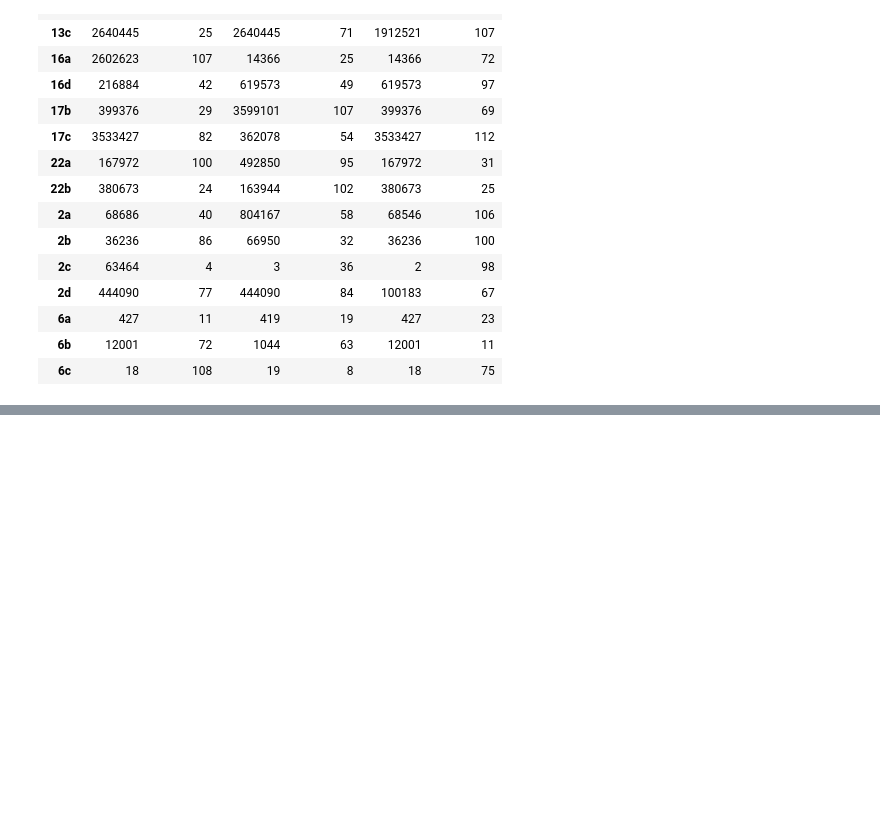
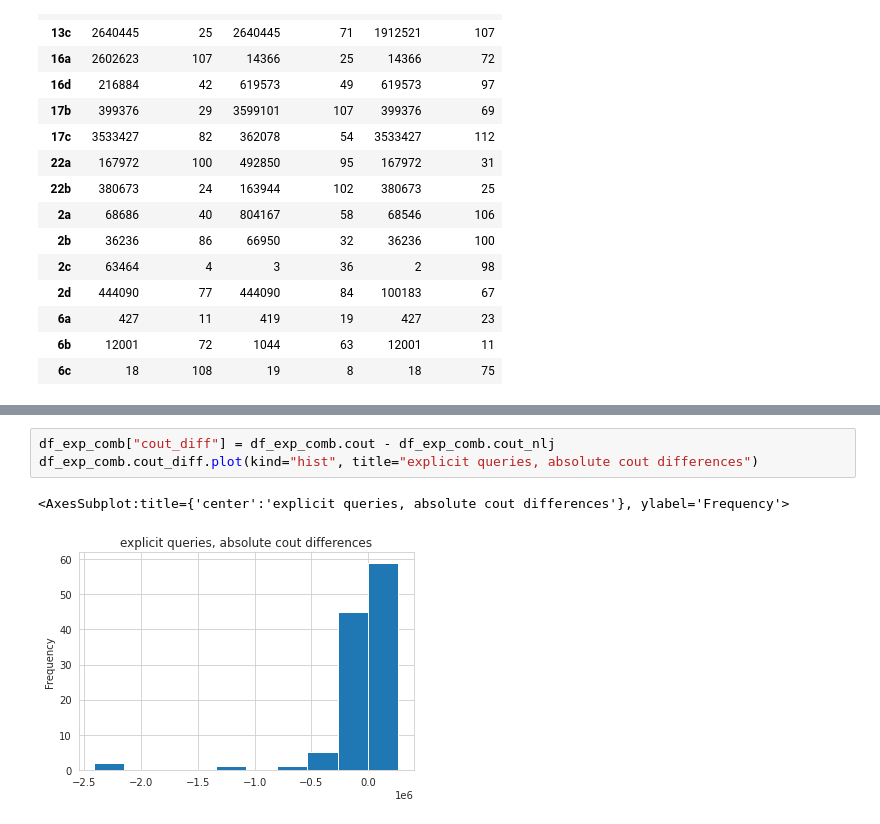
Before and after one commit to rbergm/aft, a Jupyter notebook: C_out evaluation.ipynb, the cells around one changed output, grey strips where cells are left out. Cells and saved outputs as stored; diff of their text form; blank space fills up the shorter version.

```diff
--- a/C_out evaluation.ipynb
+++ b/C_out evaluation.ipynb
@@ -120,0 +100,6 @@ df_comb[df_comb.diff_any][cout_cols]
+# %%
+df_exp_comb["cout_diff"] = df_exp_comb.cout - df_exp_comb.cout_nlj
+df_exp_comb.cout_diff.plot(kind="hist", title="explicit queries, absolute cout differences")
+# %% [output]
+<AxesSubplot:title={'center':'explicit queries, absolute cout differences'}, ylabel='Frequency'>
+[figure, added]
```
Also changed, not shown: parts of 18 cells of this notebook, 2 other files.
